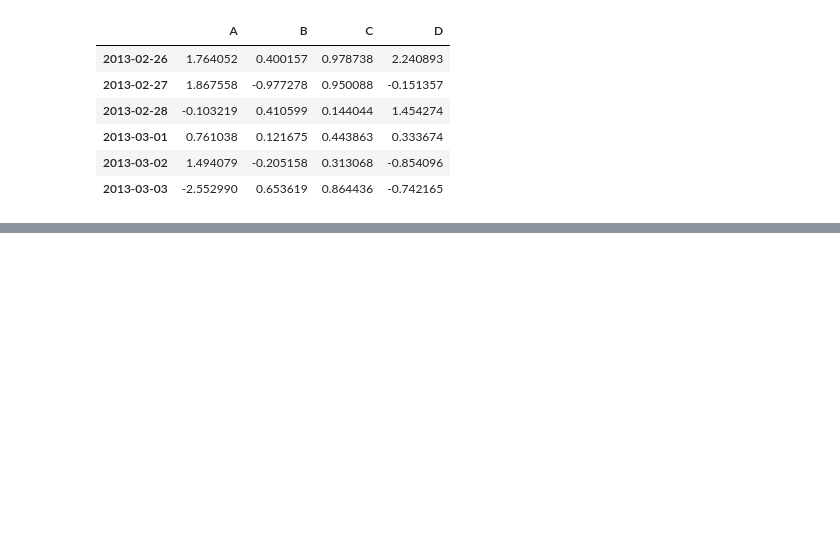
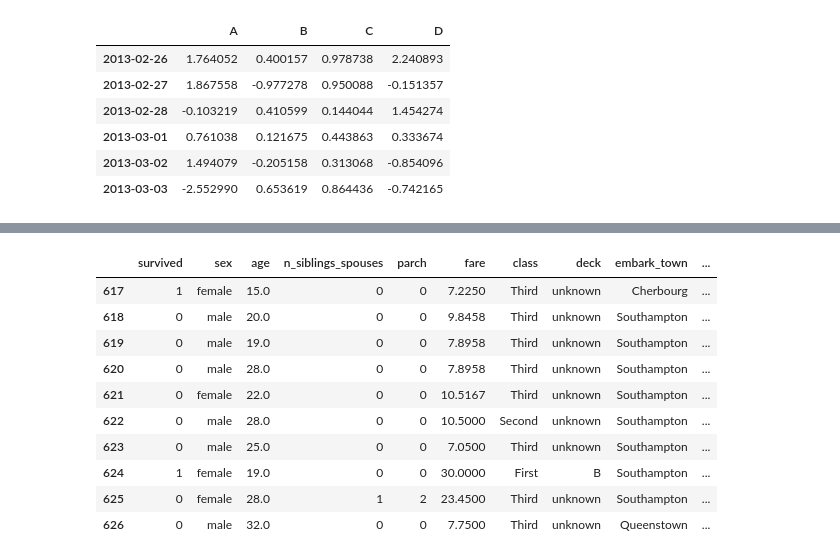
Before and after one commit to joohyeona/Encore-Data-Analysis-29th, a Jupyter notebook: Pandas.ipynb, the cells around one changed output, grey strips where cells are left out. Cells and saved outputs as stored; diff of their text form; code cells hidden in the pictures; blank space fills up the shorter version.

```diff
--- a/Pandas.ipynb
+++ b/Pandas.ipynb
@@ -677,0 +1182,14 @@ pd.DataFrame( data = np.random.randn(24).reshape(6, 4),
+# %%
+titanic.tail(10)
+# %% [output]
+|  | survived | sex | age | n_siblings_spouses | parch | fare | class | deck | embark_town | ... |
+| 617 | 1 | female | 15.0 | 0 | 0 | 7.2250 | Third | unknown | Cherbourg | ... |
+| 618 | 0 | male | 20.0 | 0 | 0 | 9.8458 | Third | unknown | Southampton | ... |
+| 619 | 0 | male | 19.0 | 0 | 0 | 7.8958 | Third | unknown | Southampton | ... |
+| 620 | 0 | male | 28.0 | 0 | 0 | 7.8958 | Third | unknown | Southampton | ... |
+| 621 | 0 | female | 22.0 | 0 | 0 | 10.5167 | Third | unknown | Southampton | ... |
+| 622 | 0 | male | 28.0 | 0 | 0 | 10.5000 | Second | unknown | Southampton | ... |
+| 623 | 0 | male | 25.0 | 0 | 0 | 7.0500 | Third | unknown | Southampton | ... |
+| 624 | 1 | female | 19.0 | 0 | 0 | 30.0000 | First | B | Southampton | ... |
+| 625 | 0 | female | 28.0 | 1 | 2 | 23.4500 | Third | unknown | Southampton | ... |
+| 626 | 0 | male | 32.0 | 0 | 0 | 7.7500 | Third | unknown | Queenstown | ... |
```
Also changed, not shown: parts of 53 cells of this notebook, 1 other file.
